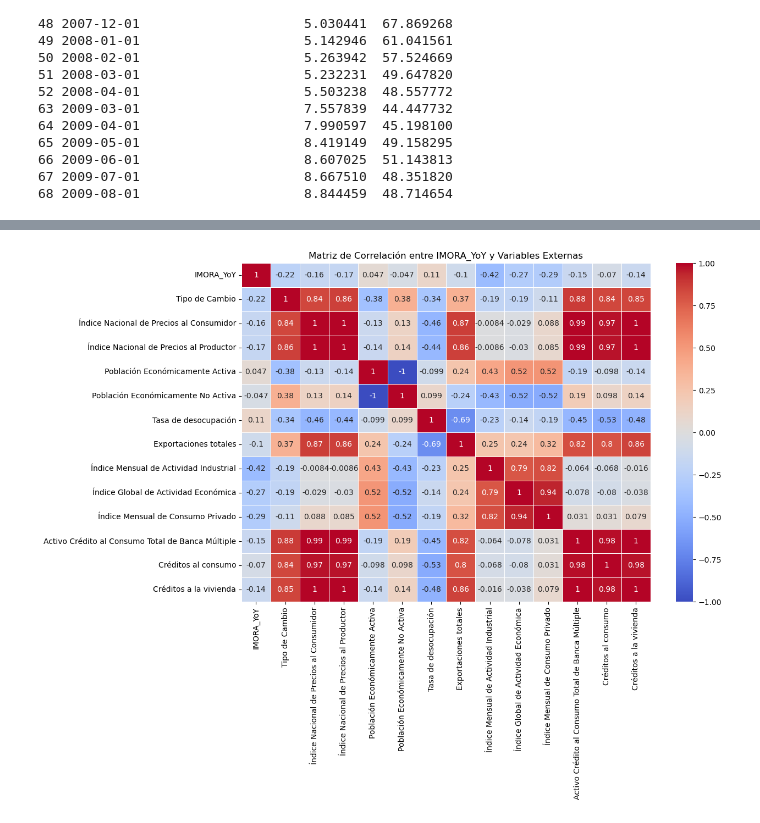
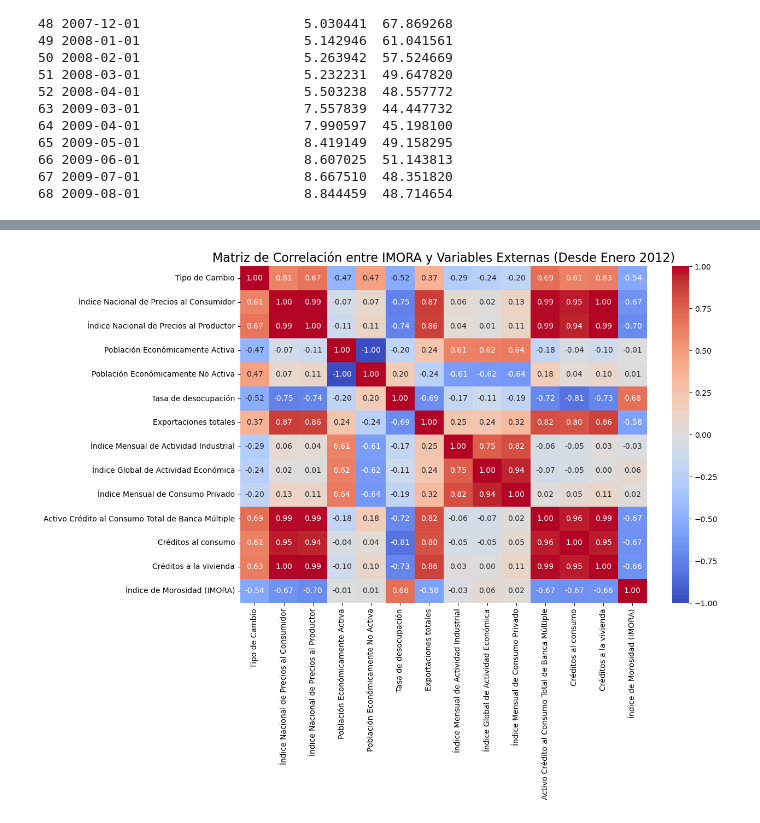
Before and after one commit to Hortizesp/Modelos_Credito, a Jupyter notebook: Respuesta Humberto Ortiz Espinosa.ipynb, the cells around one changed output, grey strips where cells are left out. Drawn from its saved outputs; the diff is of its cells as text; code cells hidden in the pictures.

```diff
--- a/Respuesta Humberto Ortiz Espinosa.ipynb
+++ b/Respuesta Humberto Ortiz Espinosa.ipynb
@@ -64,6 +81,3 @@ Outliears detectados         Fecha  Índice de Morosidad (IMORA)  IMORA_YoY
 66 2009-06-01                     8.607025  51.143813
 67 2009-07-01                     8.667510  48.351820
 68 2009-08-01                     8.844459  48.714654
-# %%
-# Transformación logarítmica para reducir el impacto de los outliers
-serie_objetivo['IMORA_YoY_log'] = np.log1p(serie_objetivo['Índice de Morosidad (IMORA)'])
@@ -118,0 +173,14 @@ plt.show()
+# %%
+# Suavizado con Promedio Móvil
+serie_objetivo['IMORA_suavizado'] = serie_objetivo['Índice de Morosidad (IMORA)'].rolling(window=12).mean()
+
+# Graficamos el IMORA original vs. el suavizado
+plt.figure(figsize=(12,6))
+plt.plot(serie_objetivo.index, serie_objetivo['Índice de Morosidad (IMORA)'], label='Real', color='blue')
+plt.plot(serie_objetivo.index, serie_objetivo['IMORA_suavizado'], label='IMORA Suavizado (Promedio Móvil)', color='red')
+plt.title('Suavizado de IMORA con Promedio Móvil')
+plt.xlabel('Fecha')
+plt.ylabel('Índice de Morosidad')
+plt.legend()
+plt.grid()
+plt.show()
@@ -139,15 +202,27 @@ datos_completos = pd.merge(serie_objetivo, VARIACION_MENSUAL, on='Fecha', how='i
 # %%
-# Calculamos la correlación entre las variables explicativas y la serie IMORA_YoY
-correlacion = datos_completos[['IMORA_YoY', 'Tipo de Cambio', 'Índice Nacional de Precios al Consumidor',
-                               'Índice Nacional de Precios al Productor', 'Población Económicamente Activa',
-                               'Población Económicamente No Activa', 'Tasa de desocupación', 'Exportaciones totales',
-                               'Índice Mensual de Actividad Industrial', 'Índice Global de Actividad Económica',
-                               'Índice Mensual de Consumo Privado', 'Activo Crédito al Consumo Total de Banca Múltiple',
-                               'Créditos al consumo', 'Créditos a la vivienda']].corr()
+# Asegurarse de que 'Fecha' esté en formato datetime
+VARIACION_MENSUAL['Fecha'] = pd.to_datetime(VARIACION_MENSUAL['Fecha'])
+serie_objetivo['Fecha'] = pd.to_datetime(serie_objetivo['Fecha'])
+
+# Filtrar los datos desde enero de 2012 para evitar sesgos de valores 0
+df_filtrado = VARIACION_MENSUAL[VARIACION_MENSUAL['Fecha'] >= '2012-01-01']
+
+
+df_merged = pd.merge(df_filtrado, serie_objetivo[['Fecha', 'Índice de Morosidad (IMORA)']], on='Fecha', how='inner')
+columnas_interes = ['Tipo de Cambio', 'Índice Nacional de Precios al Consumidor',
+                    'Índice Nacional de Precios al Productor', 'Población Económicamente Activa',
+                    'Población Económicamente No Activa', 'Tasa de desocupación',
+                    'Exportaciones totales', 'Índice Mensual de Actividad Industrial',
+                    'Índice Global de Actividad Económica', 'Índice Mensual de Consumo Privado',
+                    'Activo Crédito al Consumo Total de Banca Múltiple', 'Créditos al consumo',
+                    'Créditos a la vivienda', 'Índice de Morosidad (IMORA)']  # Añadir IMORA aquí
+
+df_correlacion = df_merged[columnas_interes]
+corr_matrix = df_correlacion.corr()
 
 plt.figure(figsize=(12, 8))
-sns.heatmap(correlacion, annot=True, cmap='coolwarm', center=0, linewidths=0.5)
-plt.title("Matriz de Correlación entre IMORA_YoY y Variables Externas")
+sns.heatmap(corr_matrix, annot=True, cmap='coolwarm', fmt=".2f", cbar=True, vmin=-1, vmax=1)
+plt.title('Matriz de Correlación entre IMORA y Variables Externas (Desde Enero 2012)', fontsize=16)
 plt.show()
 # %% [output]
-[figure, old version]
+[figure, new version]
```
Also changed, not shown: parts of 28 cells of this notebook.
